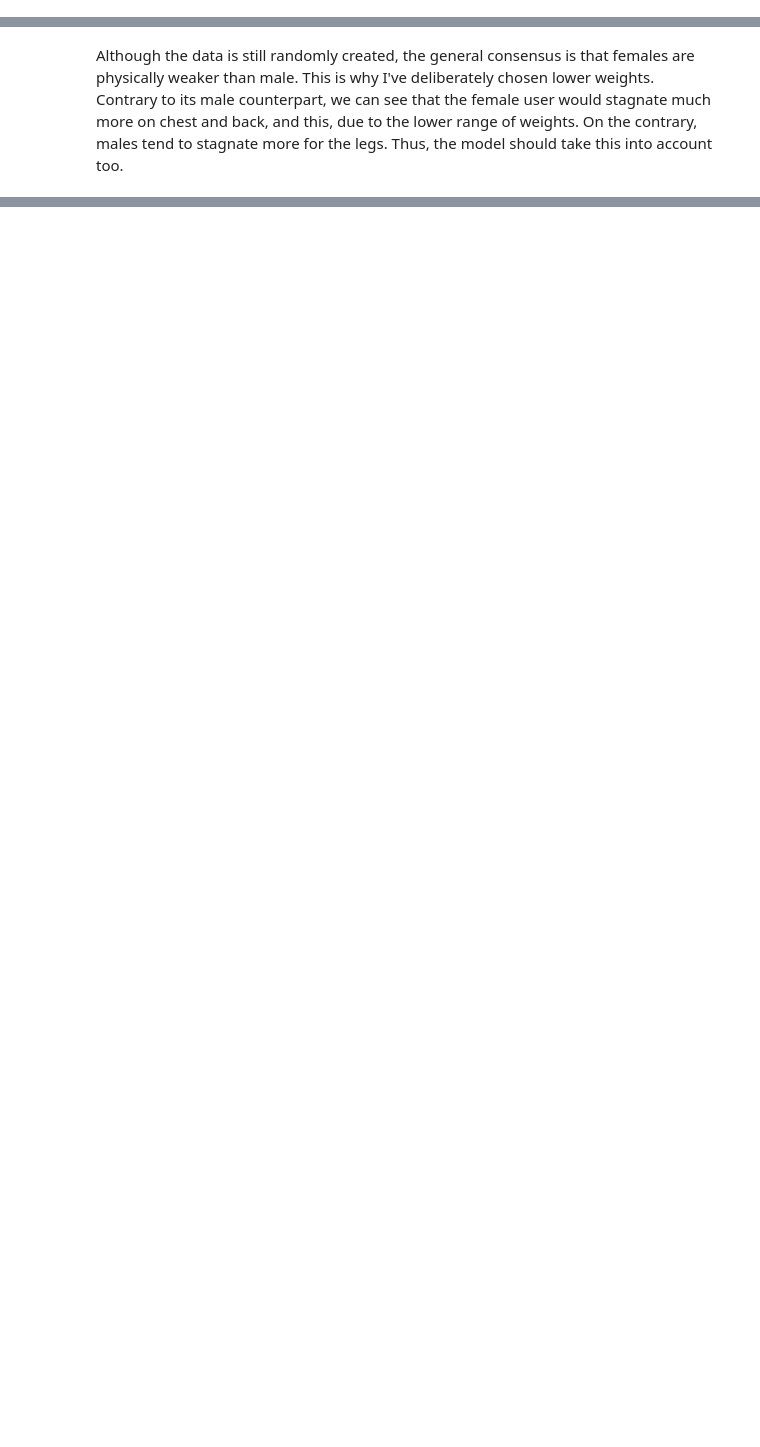
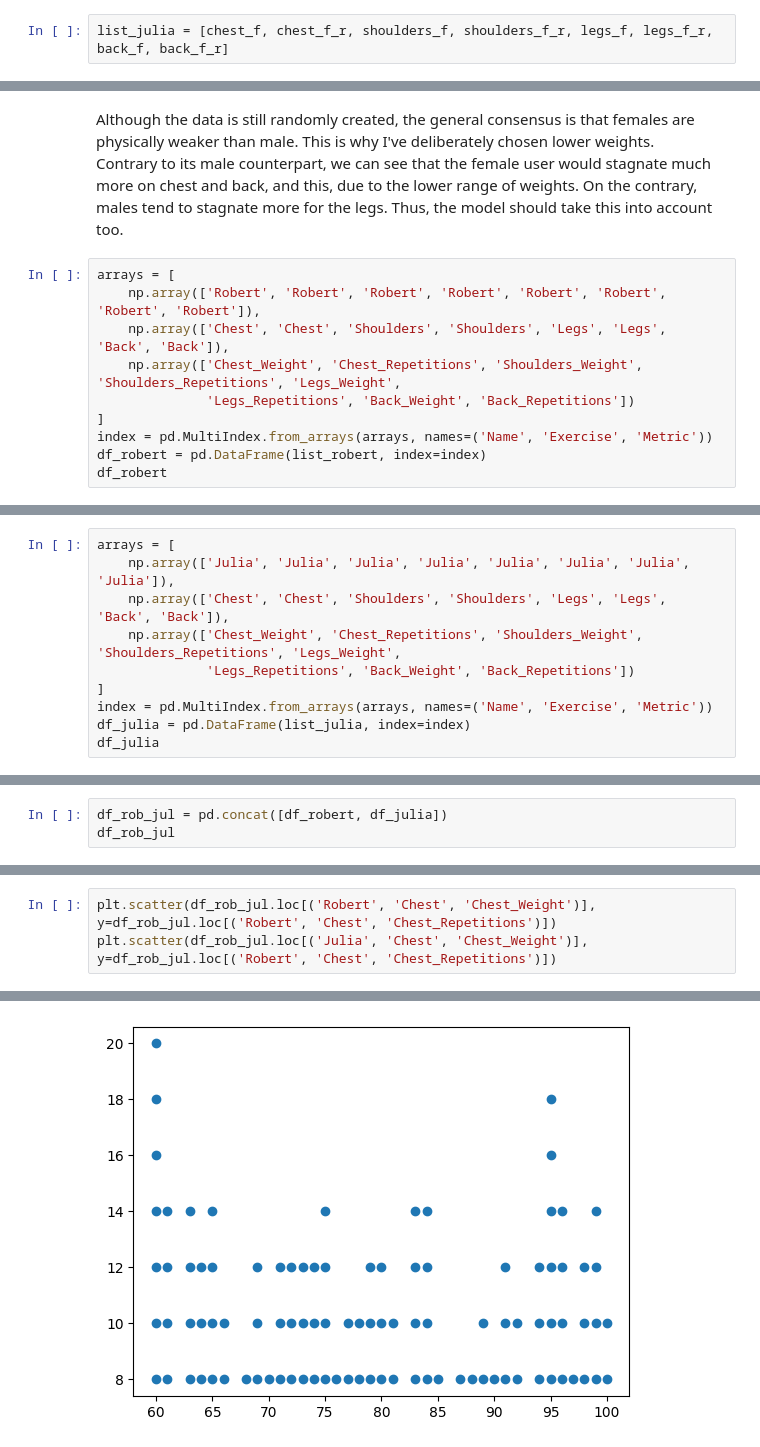
Before and after one commit to Clement733/workout_planner, a Jupyter notebook: data_improvement.ipynb, the cells around one changed output, grey strips where cells are left out. Drawn from its saved outputs; the diff is of its cells as text; blank space fills up the shorter version.

Commit message:
Created Full DataFrame

```diff
--- a/data_improvement.ipynb
+++ b/data_improvement.ipynb
@@ -181,6 +183,8 @@ for rep in back_f:
 df_back_f = pd.DataFrame({'Back_Weight': back_f, 'Back_Repetitions': back_f_r})
 # %% [markdown]
 ## Creation of full body data
+# %%
+list_julia = [chest_f, chest_f_r, shoulders_f, shoulders_f_r, legs_f, legs_f_r, back_f, back_f_r]
 # %%
 df_body_f = pd.concat([df_chest_f, df_shoulders_f, df_legs_f, df_back_f], axis = 1)
 df_body_f.head()
@@ -214,3 +218,13 @@ plt.tight_layout()
 # %% [markdown]
 Although the data is still randomly created, the general consensus is that females are physically weaker than male. This is why I've deliberately chosen lower weights.\
 Contrary to its male counterpart, we can see that the female user would stagnate much more on chest and back, and this, due to the lower range of weights. On the contrary, males tend to stagnate more for the legs. Thus, the model should take this into account too.
+# %%
+arrays = [
+    np.array(['Robert', 'Robert', 'Robert', 'Robert', 'Robert', 'Robert', 'Robert', 'Robert']),
+    np.array(['Chest', 'Chest', 'Shoulders', 'Shoulders', 'Legs', 'Legs', 'Back', 'Back']),
+    np.array(['Chest_Weight', 'Chest_Repetitions', 'Shoulders_Weight', 'Shoulders_Repetitions', 'Legs_Weight',
+              'Legs_Repetitions', 'Back_Weight', 'Back_Repetitions'])
+]
+index = pd.MultiIndex.from_arrays(arrays, names=('Name', 'Exercise', 'Metric'))
+df_robert = pd.DataFrame(list_robert, index=index)
+df_robert
@@ -216,0 +243,10 @@ Contrary to its male counterpart, we can see that the female user would stagnate
+# %%
+arrays = [
+    np.array(['Julia', 'Julia', 'Julia', 'Julia', 'Julia', 'Julia', 'Julia', 'Julia']),
+    np.array(['Chest', 'Chest', 'Shoulders', 'Shoulders', 'Legs', 'Legs', 'Back', 'Back']),
+    np.array(['Chest_Weight', 'Chest_Repetitions', 'Shoulders_Weight', 'Shoulders_Repetitions', 'Legs_Weight',
+              'Legs_Repetitions', 'Back_Weight', 'Back_Repetitions'])
+]
+index = pd.MultiIndex.from_arrays(arrays, names=('Name', 'Exercise', 'Metric'))
+df_julia = pd.DataFrame(list_julia, index=index)
+df_julia
@@ -216,0 +265,3 @@ Contrary to its male counterpart, we can see that the female user would stagnate
+# %%
+df_rob_jul = pd.concat([df_robert, df_julia])
+df_rob_jul
@@ -216,0 +288,4 @@ Contrary to its male counterpart, we can see that the female user would stagnate
+# %%
+plt.scatter(df_rob_jul.loc[('Robert', 'Chest', 'Chest_Weight')], y=df_rob_jul.loc[('Robert', 'Chest', 'Chest_Repetitions')])
+plt.scatter(df_rob_jul.loc[('Julia', 'Chest', 'Chest_Weight')], y=df_rob_jul.loc[('Robert', 'Chest', 'Chest_Repetitions')])
+# %% [output]
@@ -216,0 +293 @@ Contrary to its male counterpart, we can see that the female user would stagnate
+[figure, added]
```
Also changed, not shown: parts of 8 cells of this notebook.
